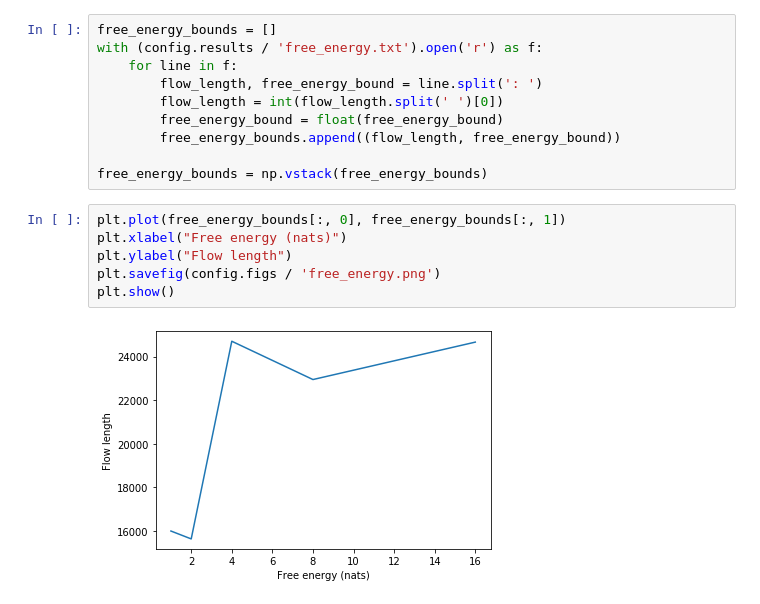
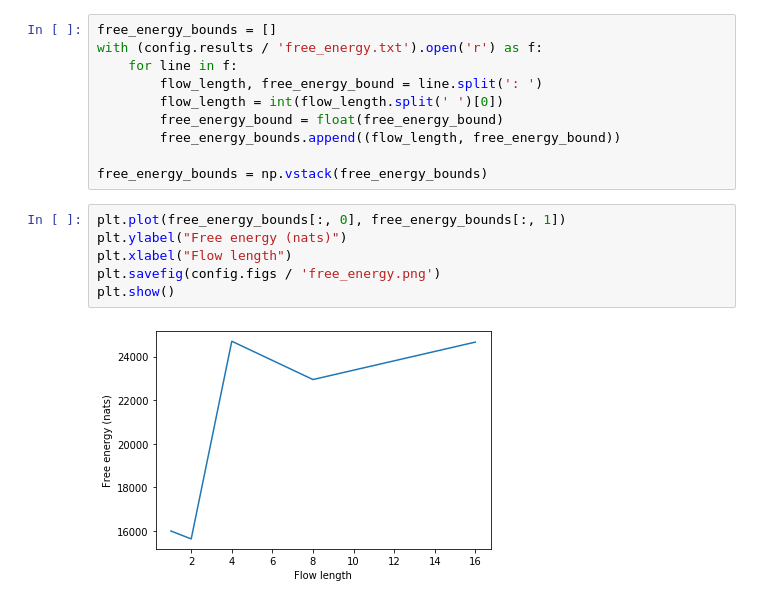
Before and after one commit to suton5/vi-normflows, a Jupyter notebook: notebooks/2_basic_optimization/2_mnist.ipynb, the cells around one changed output. Cells and saved outputs as stored; diff of their text form.

```diff
--- a/notebooks/2_basic_optimization/2_mnist.ipynb
+++ b/notebooks/2_basic_optimization/2_mnist.ipynb
@@ -218,9 +216,9 @@ with (config.results / 'free_energy.txt').open('r') as f:
 free_energy_bounds = np.vstack(free_energy_bounds)
 # %%
 plt.plot(free_energy_bounds[:, 0], free_energy_bounds[:, 1])
-plt.xlabel("Free energy (nats)")
-plt.ylabel("Flow length")
+plt.ylabel("Free energy (nats)")
+plt.xlabel("Flow length")
 plt.savefig(config.figs / 'free_energy.png')
 plt.show()
 # %% [output]
-[figure, old version]
+[figure, new version]
```
Also changed, not shown: parts of 10 cells of this notebook, 25 other files.
